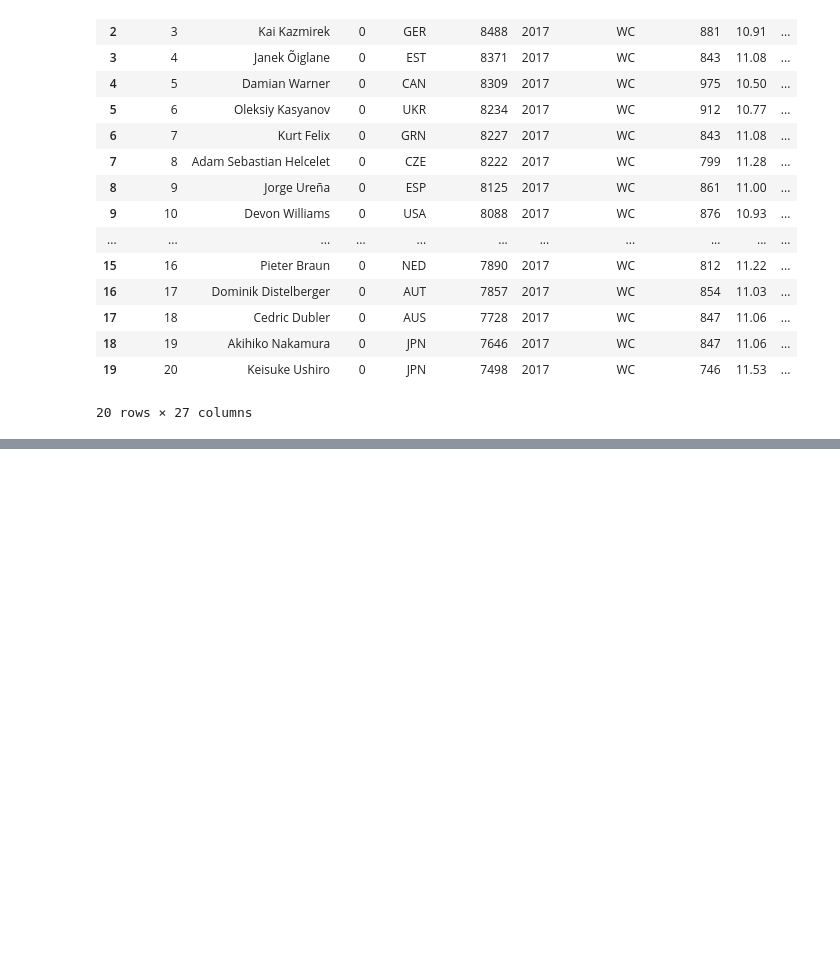
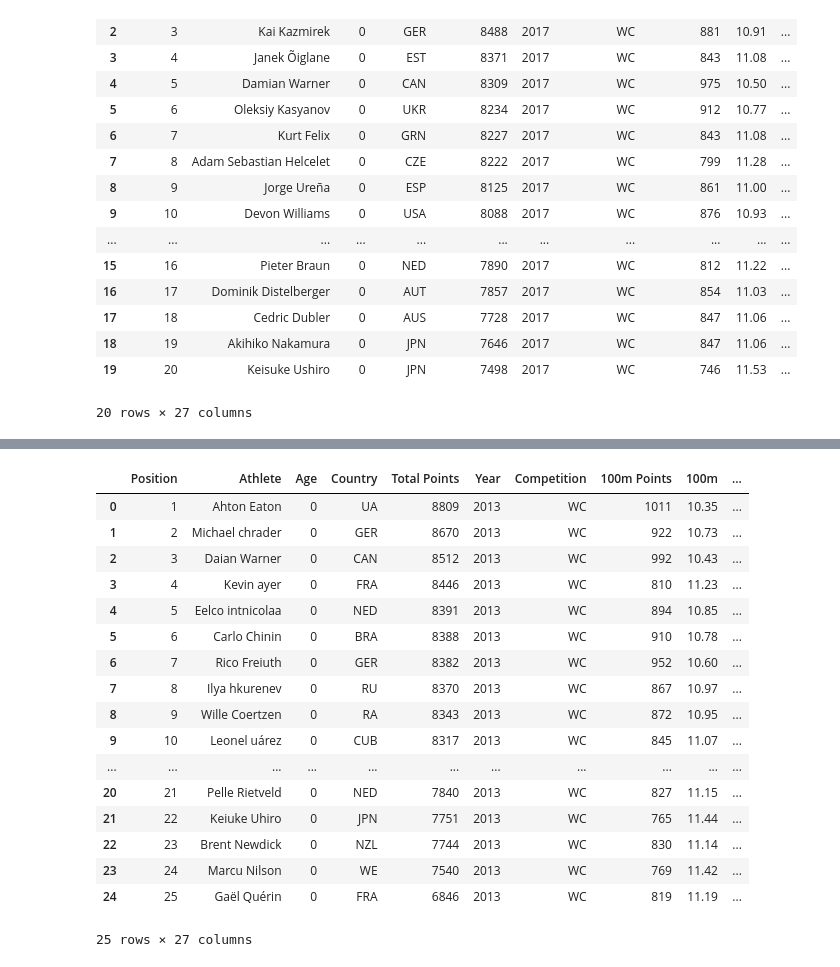
Before and after one commit to RaulCapellanFernandez/DecatlonEstadistics, a Jupyter notebook: CSVdataFrame.ipynb, the cells around one changed output, grey strips where cells are left out. Saved outputs shown, nothing was run; the diff lists cells and outputs as text; code cells hidden in the pictures; blank space fills up the shorter version.

```diff
--- a/CSVdataFrame.ipynb
+++ b/CSVdataFrame.ipynb
@@ -3956,0 +3985,43 @@ ddbbWC2017
+# %%
+#Mundiales 2013
+#Datos finales con el ranking y la puntuacion
+ddbbWC2013=pd.read_excel("/Github/DecatlonEstadistics/resources/WC-2013/WC-2013.xlsx")
+
+year = pd.Series([])
+competition = pd.Series([])
+age = pd.Series([])
+
+for i in range(len(ddbbWC2013)):
+    year[i]= 2013
+    competition = "WC"
+    age = 0
+
+ddbbWC2013.insert(4, "Year", year)
+ddbbWC2013.insert(5, "Competiton", competition)
+ddbbWC2013.insert(2, "Age", age)
+
+ddbbWC2013.columns = ['Position', 'Athlete', 'Age', 'Country', 'Total Points', 'Year', 'Competition', '100m Points',
+                 '100m', 'Lj Points', 'Lj', 'Sp Points', 'Sp', 'Hj Points', 'Hj', '400m Points', '400m',
+                 '110m H Points', '110m H', 'Dt Points', 'Dt', 'Pv Points', 'Pv', 'Jt Points', 'Jt',
+                 '1500m Points', '1500m']
+
+ddbbWC2013
+# %% [output]
+|  | Position | Athlete | Age | Country | Total Points | Year | Competition | 100m Points | 100m | ... |
+| 0 | 1 | Ahton Eaton | 0 | UA | 8809 | 2013 | WC | 1011 | 10.35 | ... |
+| 1 | 2 | Michael chrader | 0 | GER | 8670 | 2013 | WC | 922 | 10.73 | ... |
+| 2 | 3 | Daian Warner | 0 | CAN | 8512 | 2013 | WC | 992 | 10.43 | ... |
+| 3 | 4 | Kevin ayer | 0 | FRA | 8446 | 2013 | WC | 810 | 11.23 | ... |
+| 4 | 5 | Eelco intnicolaa | 0 | NED | 8391 | 2013 | WC | 894 | 10.85 | ... |
+| 5 | 6 | Carlo Chinin | 0 | BRA | 8388 | 2013 | WC | 910 | 10.78 | ... |
+| 6 | 7 | Rico Freiuth | 0 | GER | 8382 | 2013 | WC | 952 | 10.60 | ... |
+| 7 | 8 | Ilya hkurenev | 0 | RU | 8370 | 2013 | WC | 867 | 10.97 | ... |
+| 8 | 9 | Wille Coertzen | 0 | RA | 8343 | 2013 | WC | 872 | 10.95 | ... |
+| 9 | 10 | Leonel uárez | 0 | CUB | 8317 | 2013 | WC | 845 | 11.07 | ... |
+| ... | ... | ... | ... | ... | ... | ... | ... | ... | ... | ... |
+| 20 | 21 | Pelle Rietveld | 0 | NED | 7840 | 2013 | WC | 827 | 11.15 | ... |
+| 21 | 22 | Keiuke Uhiro | 0 | JPN | 7751 | 2013 | WC | 765 | 11.44 | ... |
+| 22 | 23 | Brent Newdick | 0 | NZL | 7744 | 2013 | WC | 830 | 11.14 | ... |
+| 23 | 24 | Marcu Nilson | 0 | WE | 7540 | 2013 | WC | 769 | 11.42 | ... |
+| 24 | 25 | Gaël Quérin | 0 | FRA | 6846 | 2013 | WC | 819 | 11.19 | ... |
+25 rows × 27 columns
```
Also changed, not shown: parts of 14 cells of this notebook.
